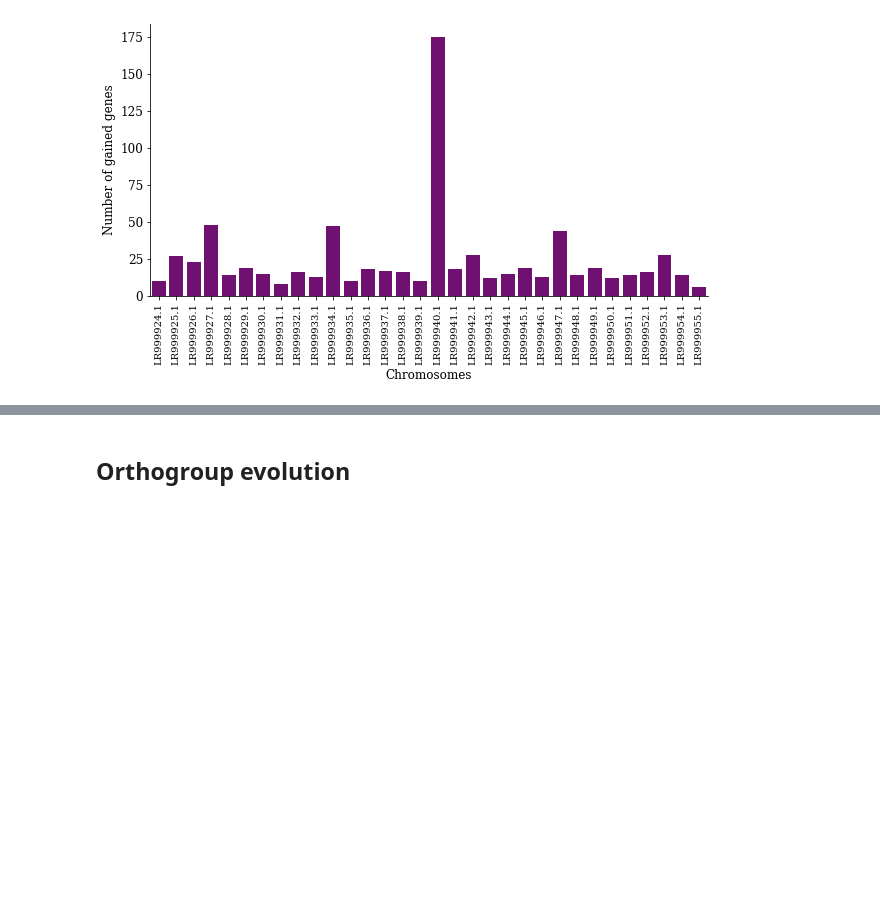
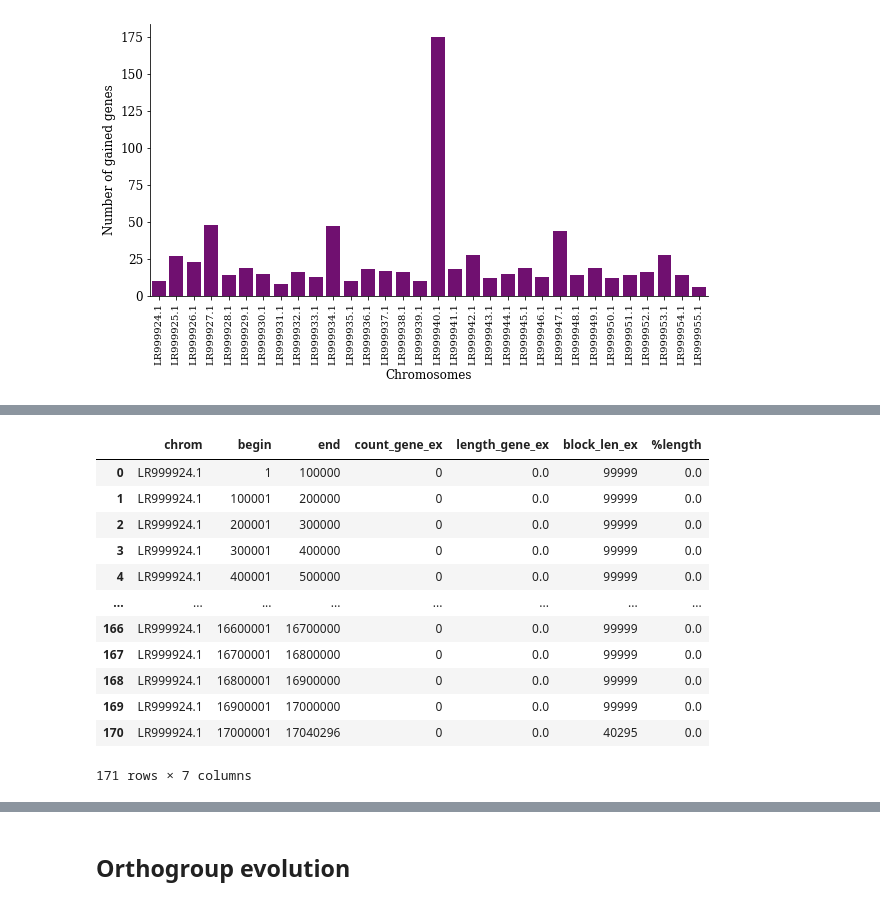
Before and after one commit to DaSh-bash/GenomeVanessa, a Jupyter notebook: Figures/VanessaGenomeFigures.ipynb, the cells around one changed output, grey strips where cells are left out. Drawn from its saved outputs; the diff is of its cells as text; code cells hidden in the pictures; blank space fills up the shorter version.

```diff
--- a/Figures/VanessaGenomeFigures.ipynb
+++ b/Figures/VanessaGenomeFigures.ipynb
@@ -720,0 +765,23 @@ plt.savefig("/Users/dariashipilina/Documents/GitHub/GenomeVanessa/VanessaAnnotat
+# %%
+#dfr=pd.read_csv("/Users/dariashipilina/Documents/GitHub/GenomeVanessa/VanessaAnnotation/LR999924.1_gains.tsv", sep="\t")
+dfr2=pd.read_csv("/Users/dshipilina/GitHub/GenomeVanessa/WindowBasedAnalysis/WindowedGeneExpansionDensity/LR999924.1-geneexpcount.tsv", sep=" ")
+#dfr.columns =["chrom", "begin", "end", "gained_genes"]
+dfr2['length_gene_ex'] = dfr2['length_gene_ex'].fillna(0)
+dfr2['block_len_ex']=dfr2["end"]-dfr2["begin"]
+dfr2['%length']=dfr2["length_gene_ex"]/dfr2['block_len_ex']*100
+#dfr.fillna(0)
+dfr2
+# %% [output]
+|  | chrom | begin | end | count_gene_ex | length_gene_ex | block_len_ex | %length |
+| 0 | LR999924.1 | 1 | 100000 | 0 | 0.0 | 99999 | 0.0 |
+| 1 | LR999924.1 | 100001 | 200000 | 0 | 0.0 | 99999 | 0.0 |
+| 2 | LR999924.1 | 200001 | 300000 | 0 | 0.0 | 99999 | 0.0 |
+| 3 | LR999924.1 | 300001 | 400000 | 0 | 0.0 | 99999 | 0.0 |
+| 4 | LR999924.1 | 400001 | 500000 | 0 | 0.0 | 99999 | 0.0 |
+| ... | ... | ... | ... | ... | ... | ... | ... |
+| 166 | LR999924.1 | 16600001 | 16700000 | 0 | 0.0 | 99999 | 0.0 |
+| 167 | LR999924.1 | 16700001 | 16800000 | 0 | 0.0 | 99999 | 0.0 |
+| 168 | LR999924.1 | 16800001 | 16900000 | 0 | 0.0 | 99999 | 0.0 |
+| 169 | LR999924.1 | 16900001 | 17000000 | 0 | 0.0 | 99999 | 0.0 |
+| 170 | LR999924.1 | 17000001 | 17040296 | 0 | 0.0 | 40295 | 0.0 |
+171 rows × 7 columns
```
Also changed, not shown: parts of 19 cells of this notebook.
